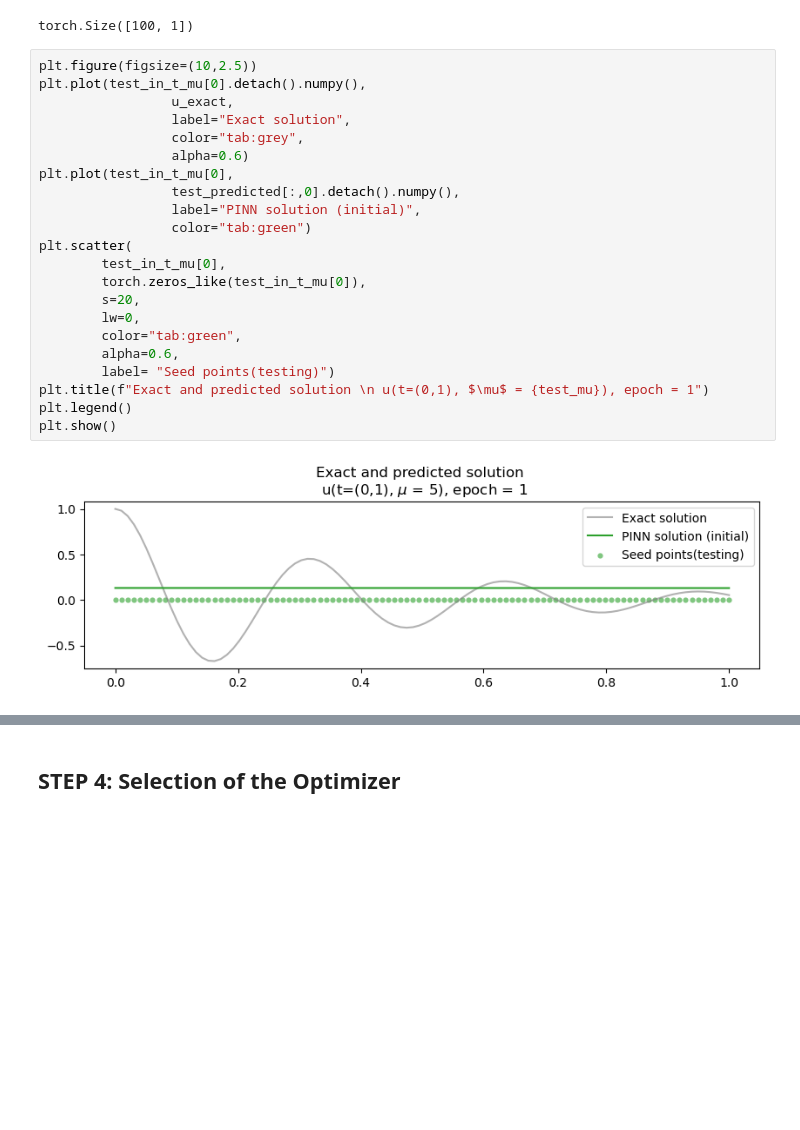
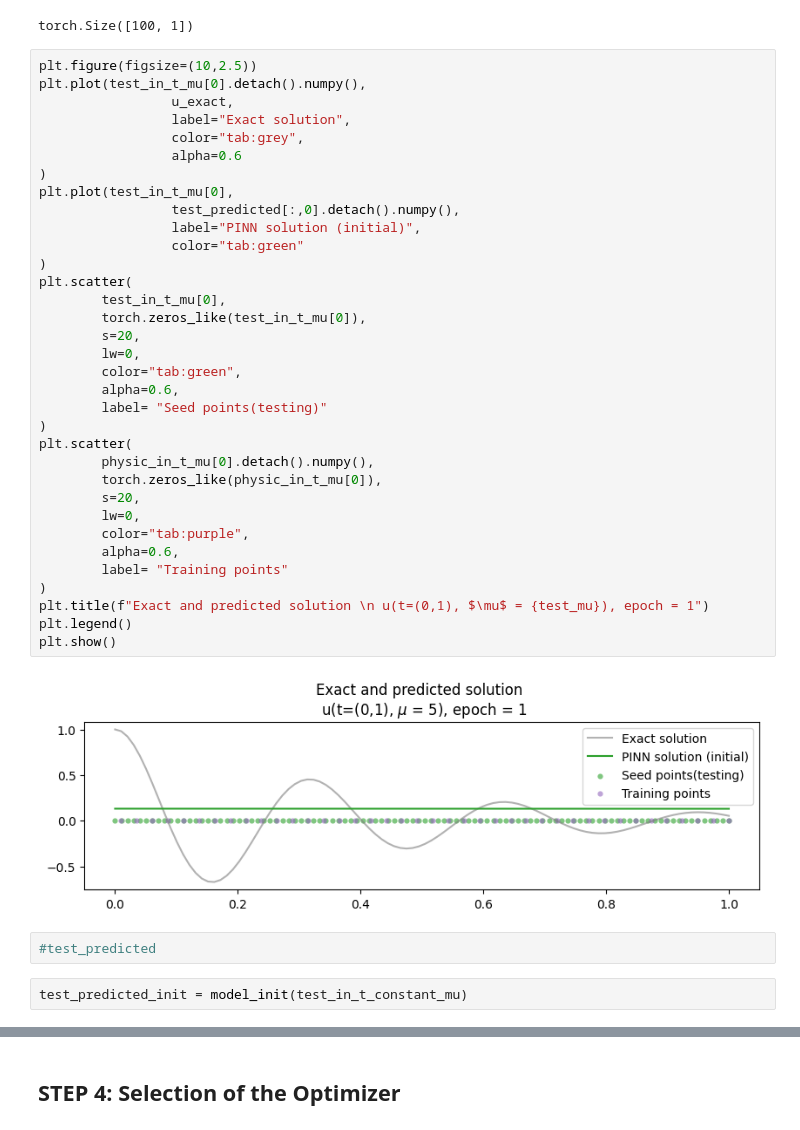
Before and after one commit to luiscssza/PINNS, a Jupyter notebook: BM/PINN_1D_oscillator_Luis.ipynb, the cells around one changed output, grey strips where cells are left out. Drawn from its saved outputs; the diff is of its cells as text; blank space fills up the shorter version.

```diff
--- a/BM/PINN_1D_oscillator_Luis.ipynb
+++ b/BM/PINN_1D_oscillator_Luis.ipynb
@@ -341,24 +363,40 @@ torch.Size([100, 1])
 # %%
 plt.figure(figsize=(10,2.5))
 plt.plot(test_in_t_mu[0].detach().numpy(),
                  u_exact,
                  label="Exact solution",
                  color="tab:grey",
-                 alpha=0.6)
+                 alpha=0.6
+)
 plt.plot(test_in_t_mu[0],
                  test_predicted[:,0].detach().numpy(),
                  label="PINN solution (initial)",
-                 color="tab:green")
+                 color="tab:green"
+)
 plt.scatter(
         test_in_t_mu[0],
         torch.zeros_like(test_in_t_mu[0]),
         s=20,
         lw=0,
         color="tab:green",
         alpha=0.6,
-        label= "Seed points(testing)")
+        label= "Seed points(testing)"
+)
+plt.scatter(
+        physic_in_t_mu[0].detach().numpy(),
+        torch.zeros_like(physic_in_t_mu[0]),
+        s=20,
+        lw=0,
+        color="tab:purple",
+        alpha=0.6,
+        label= "Training points"
+)
 plt.title(f"Exact and predicted solution \n u(t=(0,1), $\mu$ = {test_mu}), epoch = 1")
 plt.legend()
 plt.show()
 # %% [output]
-[figure, old version]
+[figure, new version]
+# %%
+#test_predicted
+# %%
+test_predicted_init = model_init(test_in_t_constant_mu)
```
Also changed, not shown: parts of 24 cells of this notebook, 2 other files.
